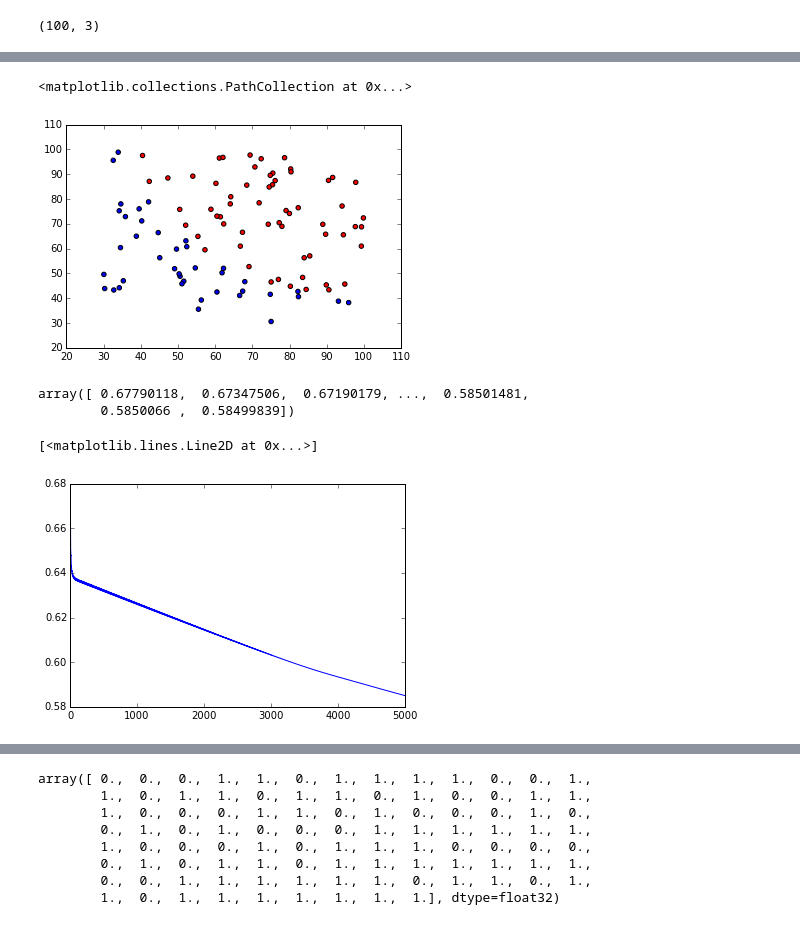
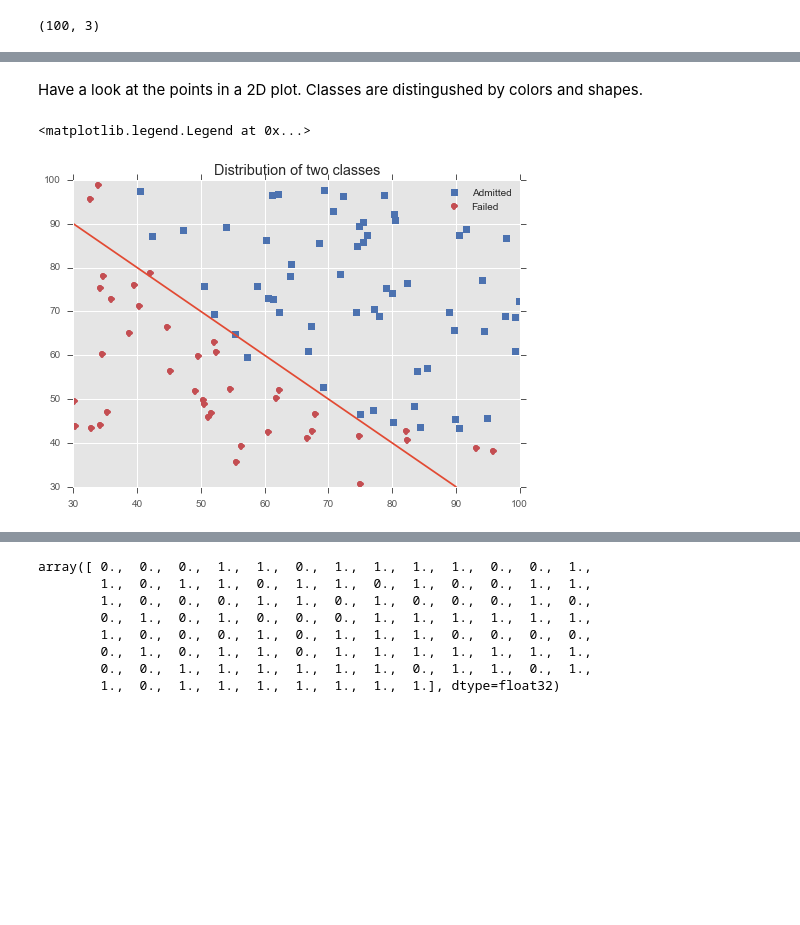
Before and after one commit to richardsun-voyager/MLAlgorithmsInPython, a Jupyter notebook: LogisticRegression/logisticRegression.ipynb, the cells around one changed output, grey strips where cells are left out. Cells and saved outputs as stored; diff of their text form; code cells hidden in the pictures; blank space fills up the shorter version.

```diff
--- a/LogisticRegression/logisticRegression.ipynb
+++ b/LogisticRegression/logisticRegression.ipynb
@@ -101,14 +121,3 @@ data.shape
 # %%
 X = data[:, :2]
 y = data[:, 2]
-# %%
-color = []
-for i in y:
-    if i>0:
-        color.append('r')
-    else:
-        color.append('b')
-pl.scatter(X[:, 0], X[:, 1], c=color)
-# %% [output]
-<matplotlib.collections.PathCollection at 0x...>
-[figure, removed]
@@ -117,10 +124,15 @@ pl.scatter(X[:, 0], X[:, 1], c=color)
-# %%
-costs
-# %% [output]
-array([ 0.67790118,  0.67347506,  0.67190179, ...,  0.58501481,
-        0.5850066 ,  0.58499839])
-# %%
-pl.plot(costs)
-# %% [output]
-[<matplotlib.lines.Line2D at 0x...>]
-[figure, removed]
+# %% [markdown]
+Have a look at the points in a 2D plot. Classes are distingushed by colors and shapes.
+# %%
+#sns.set(style="ticks", color_codes=True)
+pos = X[y==1] #Data set belongs to Admitted
+neg = X[y==0] #Data set belongs to Not Admitted
+pl.style.use('ggplot')
+point1 = pl.plot(pos[:, 0], pos[:, 1], 'bs', label='Admitted')
+point2 = pl.plot(neg[:, 0], neg[:, 1], 'ro', label='Failed')
+pl.plot([30, 90], [90, 30])
+pl.title('Distribution of two classes')
+pl.legend()
+# %% [output]
+<matplotlib.legend.Legend at 0x...>
+[figure, added]
```
Also changed, not shown: parts of 19 cells of this notebook.
